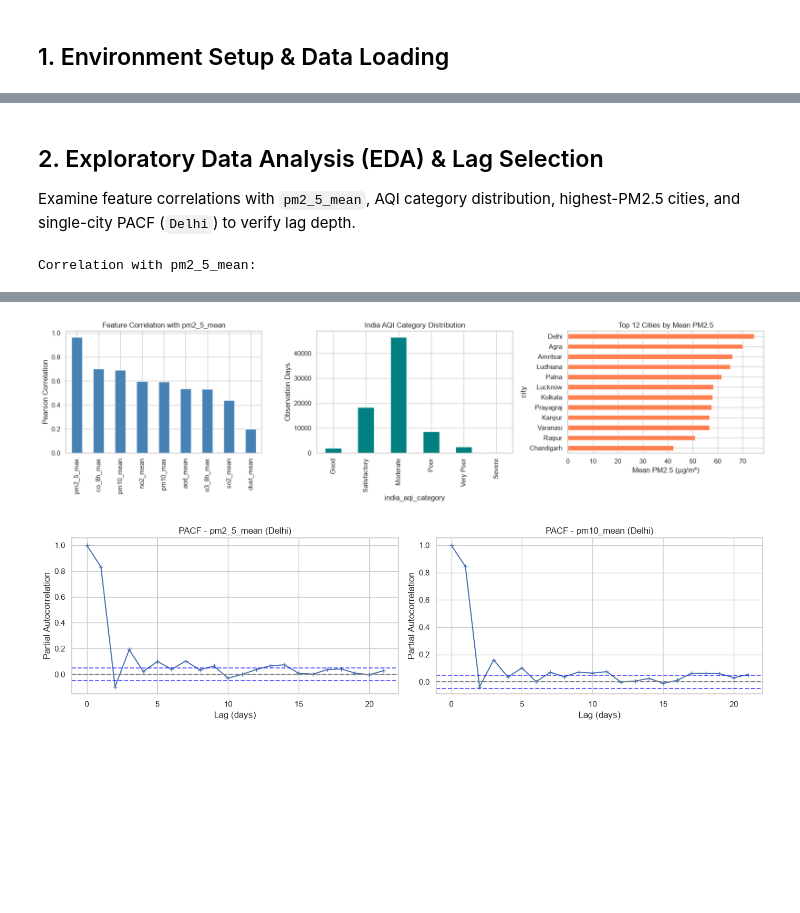
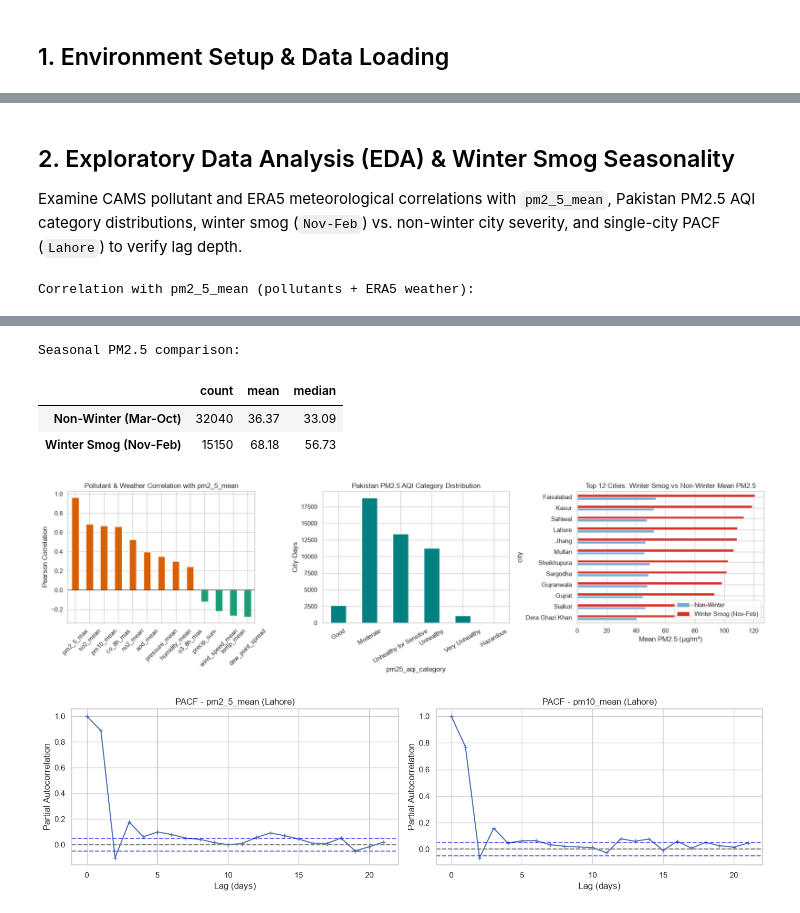
Before and after one commit to asteroidcrib729/urban-aqi-prediction, a Jupyter notebook: urban-aqi-prediction.ipynb, the cells around one changed output, grey strips where cells are left out. Drawn from its saved outputs; the diff is of its cells as text; code cells hidden in the pictures; blank space fills up the shorter version.

Commit message:
feat: switch to Pakistan 30-city air quality & winter smog forecasting with ERA5 weather

```diff
--- a/urban-aqi-prediction.ipynb
+++ b/urban-aqi-prediction.ipynb
@@ -66,38 +79,57 @@ Total missing values: 0
 # %% [markdown]
-## 2. Exploratory Data Analysis (EDA) & Lag Selection
+## 2. Exploratory Data Analysis (EDA) & Winter Smog Seasonality
 
-Examine feature correlations with `pm2_5_mean`, AQI category distribution, highest-PM2.5 cities, and single-city PACF (`Delhi`) to verify lag depth.
+Examine CAMS pollutant and ERA5 meteorological correlations with `pm2_5_mean`, Pakistan PM2.5 AQI category distributions, winter smog (`Nov-Feb`) vs. non-winter city severity, and single-city PACF (`Lahore`) to verify lag depth.
 # %%
-pollutant_cols = [
-    'pm2_5_mean', 'pm2_5_max', 'pm10_mean', 'pm10_max',
-    'no2_mean', 'so2_mean', 'o3_8h_max', 'co_8h_max',
-    'dust_mean', 'aod_mean'
+analysis_cols = [
+    'pm2_5_mean', 'pm2_5_max', 'so2_mean', 'pm10_mean', 'co_8h_max',
+    'no2_mean', 'aod_mean', 'pressure_mean', 'humidity_mean', 'o3_8h_max',
+    'temp_mean', 'wind_speed_mean', 'precip_sum', 'dew_point_spread',
 ]
 
-corr = df[pollutant_cols].corr()['pm2_5_mean'].sort_values(ascending=False)
-print("Correlation with pm2_5_mean:")
+corr = df[analysis_cols].corr()['pm2_5_mean'].sort_values(ascending=False)
+print("Correlation with pm2_5_mean (pollutants + ERA5 weather):")
 display(corr.round(4))
 
-fig, axes = plt.subplots(1, 3, figsize=(17, 4.5))
+winter_stats = df.groupby('is_winter_smog_season')['pm2_5_mean'].agg(['count', 'mean', 'median']).round(2)
+winter_stats.index = pd.Index(['Non-Winter (Mar-Oct)', 'Winter Smog (Nov-Feb)'])
+print("Seasonal PM2.5 comparison:")
+display(winter_stats)
 
-corr.drop('pm2_5_mean').plot(kind='bar', ax=axes[0], color='steelblue')
-axes[0].set_title('Feature Correlation with pm2_5_mean')
+fig, axes = plt.subplots(1, 3, figsize=(18, 5))
+
+corr_vals = corr.drop('pm2_5_mean')
+corr_colors = ['#d95f02' if v > 0 else '#1b9e77' for v in corr_vals.values]
+corr_vals.plot(kind='bar', ax=axes[0], color=corr_colors)
+axes[0].set_title('Pollutant & Weather Correlation with pm2_5_mean')
 axes[0].set_ylabel('Pearson Correlation')
 axes[0].axhline(0, color='black', linewidth=0.8)
+axes[0].tick_params(axis='x', rotation=45)
 
-cat_order = ['Good', 'Satisfactory', 'Moderate', 'Poor', 'Very Poor', 'Severe']
-cat_counts = df['india_aqi_category'].value_counts().reindex(cat_order, fill_value=0)
+cat_order = [
+    'Good', 'Moderate', 'Unhealthy for Sensitive',
+    'Unhealthy', 'Very Unhealthy', 'Hazardous',
+]
+cat_counts = df['pm25_aqi_category'].value_counts().reindex(cat_order, fill_value=0)
 cat_counts.plot(kind='bar', ax=axes[1], color='teal')
-axes[1].set_title('India AQI Category Distribution')
-axes[1].set_ylabel('Observation Days')
+axes[1].set_title('Pakistan PM2.5 AQI Category Distribution')
+axes[1].set_ylabel('City-Days')
+axes[1].tick_params(axis='x', rotation=30)
 
-top_cities = df.groupby('city')['pm2_5_mean'].mean().sort_values(ascending=False).head(12)
-top_cities.sort_values().plot(kind='barh', ax=axes[2], color='coral')
-axes[2].set_title('Top 12 Cities by Mean PM2.5')
+city_season = (
+    df.groupby(['city', 'is_winter_smog_season'])['pm2_5_mean']
+    .mean()
+    .unstack(fill_value=0)
+    .rename(columns={0: 'Non-Winter', 1: 'Winter Smog (Nov-Feb)'})
+)
+top12_cities = city_season.sort_values('Winter Smog (Nov-Feb)', ascending=False).head(12)
+top12_cities.iloc[::-1].plot(kind='barh', ax=axes[2], color=['#74add1', '#d73027'])
+axes[2].set_title('Top 12 Cities: Winter Smog vs Non-Winter Mean PM2.5')
 axes[2].set_xlabel('Mean PM2.5 (µg/m³)')
+axes[2].legend(loc='lower right')
 
 plt.tight_layout()
 fig.savefig('visualizations/eda_overview.png', dpi=150, bbox_inches='tight')
 plt.show()
 # %% [output]
-Correlation with pm2_5_mean:
+Correlation with pm2_5_mean (pollutants + ERA5 weather):
@@ -114,25 +150,29 @@ dust_mean     0.2020
 Name: pm2_5_mean, dtype: float64
+Seasonal PM2.5 comparison:
+|  | count | mean | median |
+| Non-Winter (Mar-Oct) | 32040 | 36.37 | 33.09 |
+| Winter Smog (Nov-Feb) | 15150 | 68.18 | 56.73 |
-[figure, old version]
+[figure, new version]
 # %%
-# Single-city PACF (Delhi) to avoid cross-city boundary artifacts
-delhi_df = df[df['city'] == 'Delhi'].sort_values('date')
+# Single-city PACF (Lahore) to avoid cross-city boundary artifacts
+lahore_df = df[df['city'] == 'Lahore'].sort_values('date')
 
 fig, axes = plt.subplots(1, 2, figsize=(14, 4))
 for ax, col in zip(axes, ['pm2_5_mean', 'pm10_mean']):
-    series = delhi_df[col].to_numpy(dtype=float)
+    series = lahore_df[col].to_numpy(dtype=float)
     lag_pacf = pacf(series, nlags=21, method='ols')
     conf = 1.96 / np.sqrt(len(series))
     ax.plot(lag_pacf, marker='+')
     ax.axhline(0, linestyle='dashed', color='gray')
     ax.axhline(-conf, linestyle='dashed', color='blue', alpha=0.6)
     ax.axhline(conf, linestyle='dashed', color='blue', alpha=0.6)
-    ax.set_title(f'PACF - {col} (Delhi)')
+    ax.set_title(f'PACF - {col} (Lahore)')
     ax.set_xlabel('Lag (days)')
     ax.set_ylabel('Partial Autocorrelation')
 
 plt.tight_layout()
-fig.savefig('visualizations/delhi_pacf.png', dpi=150, bbox_inches='tight')
+fig.savefig('visualizations/lahore_pacf.png', dpi=150, bbox_inches='tight')
 plt.show()
 # %% [output]
-[figure, old version]
+[figure, new version]
 # %% [markdown]
```
Also changed, not shown: parts of 10 cells of this notebook, 17 other files.
